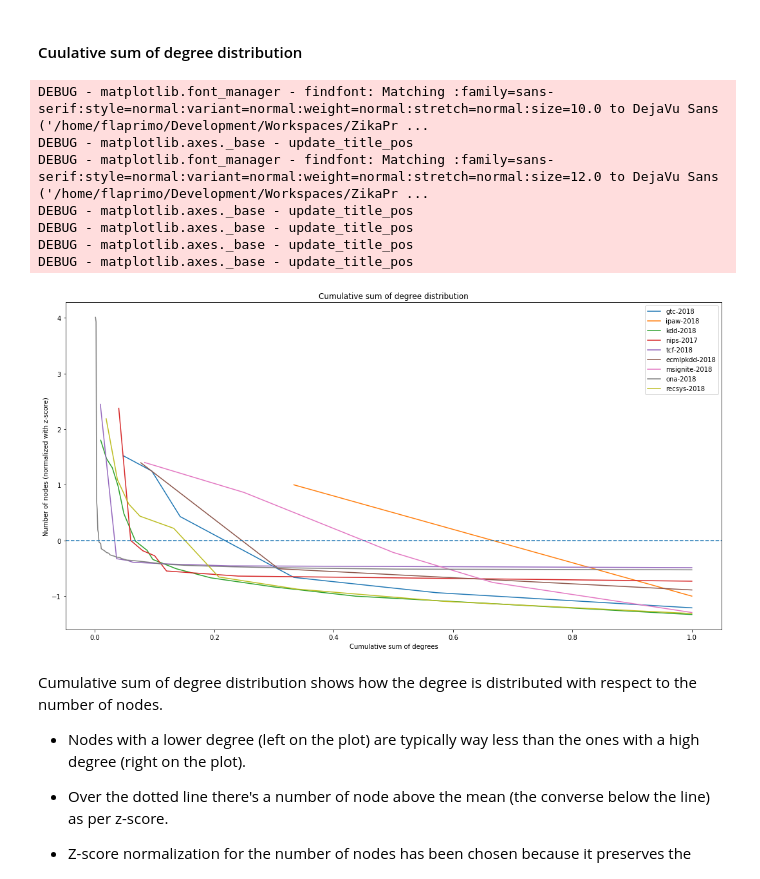
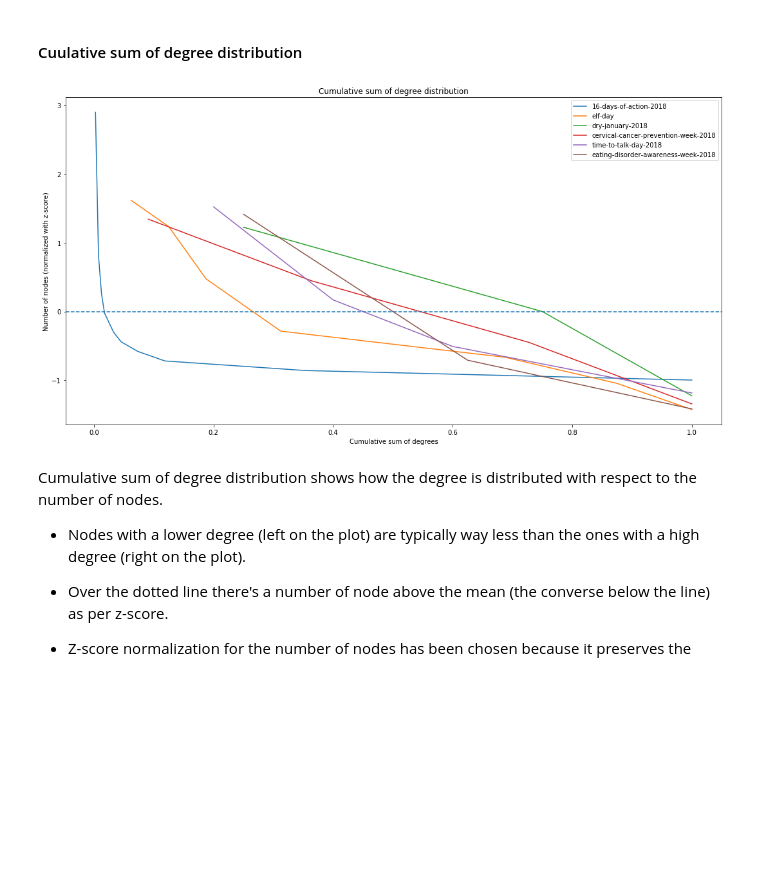
Before and after one commit to flaprimo/twitter-network-analysis, a Jupyter notebook: analysis.ipynb, the cells around one changed output. Saved outputs shown, nothing was run; the diff lists cells and outputs as text; code cells hidden in the pictures; blank space fills up the shorter version.

```diff
--- a/analysis.ipynb
+++ b/analysis.ipynb
@@ -21,6 +28,6 @@ DEBUG - matplotlib.pyplot - Loaded backend module://ipykernel.pylab.backend_inli
 # %%
 # CONFIGS
-project_name = 'datascience_conferences_single'
+project_name = 'uk_healthcare'
 
 # cd_config = ('infomap', {})
 cd_config = ('demon', {
@@ -30,4 +37,4 @@ cd_config = ('demon', {
 # %%
 # PIPELINE
 o = Orchestrator(project_name, cd_config)
-cd_results = o.execute()
+results = o.execute()
@@ -257,16 +253,9 @@ Survey of community measures: https://github.com/Lab41/survey-community-detectio
 # %% [markdown]
 #### Cuulative sum of degree distribution
 # %%
-AnalysisHelper.plot_compare_cumsum_deg_dist(cd_results)
+AnalysisHelper.plot_compare_cumsum_deg_dist(results)
 # %% [output]
-DEBUG - matplotlib.font_manager - findfont: Matching :family=sans-serif:style=normal:variant=normal:weight=normal:stretch=normal:size=10.0 to DejaVu Sans ('/home/flaprimo/Development/Workspaces/ZikaPr ...
-DEBUG - matplotlib.axes._base - update_title_pos
-DEBUG - matplotlib.font_manager - findfont: Matching :family=sans-serif:style=normal:variant=normal:weight=normal:stretch=normal:size=12.0 to DejaVu Sans ('/home/flaprimo/Development/Workspaces/ZikaPr ...
-DEBUG - matplotlib.axes._base - update_title_pos
-DEBUG - matplotlib.axes._base - update_title_pos
-DEBUG - matplotlib.axes._base - update_title_pos
-DEBUG - matplotlib.axes._base - update_title_pos
-[figure, old version]
+[figure, new version]
 # %% [markdown]
 Cumulative sum of degree distribution shows how the degree is distributed with respect to the number of nodes.
 
```
Also changed, not shown: parts of 14 cells of this notebook, 1 other file.
